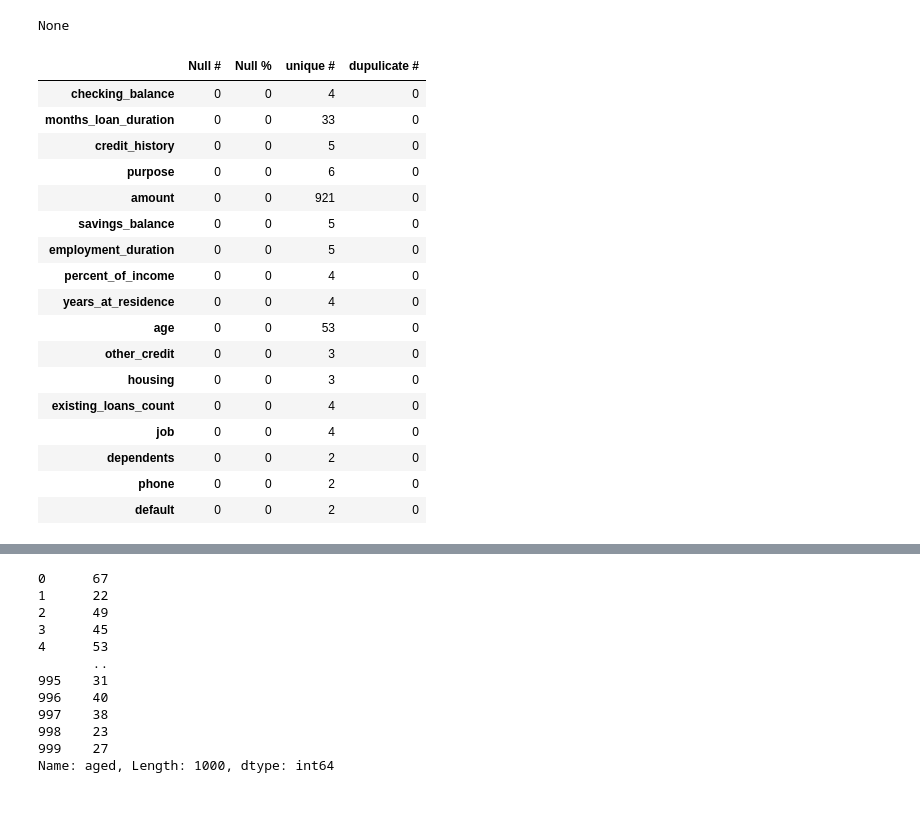
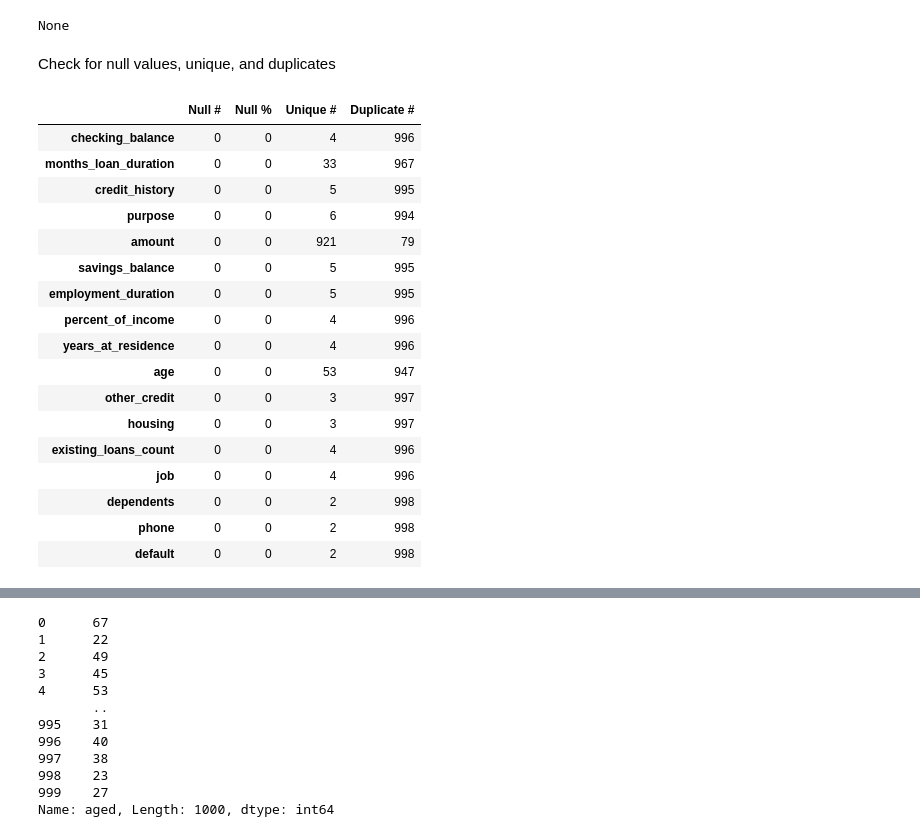
Before and after one commit to AustinCC-CSSO/ACC-ACM-ML-Master-Template, a Jupyter notebook: mastertemplate.ipynb, the cells around one changed output, grey strips where cells are left out. Saved outputs shown, nothing was run; the diff lists cells and outputs as text; code cells hidden in the pictures; blank space fills up the shorter version.

```diff
--- a/mastertemplate.ipynb
+++ b/mastertemplate.ipynb
@@ -134,36 +137,39 @@ Data columns (total 17 columns):
 dtypes: int64(7), object(10)
 memory usage: 132.9+ KB
 None
+# %% [markdown]
+Check for null values, unique, and duplicates
 # %%
 # Calculate the number and percentage of null values for each column
 null_counts = df.isnull().sum()
 null_percentages = (df.isnull().sum() / len(df)) * 100
 
 # Combine the null counts and percentages into a single DataFrame
 null_info = pd.DataFrame({
     'Null #': null_counts,
     'Null %': null_percentages,
-    'unique #': df.nunique(),
-    'dupulicate #': df.duplicated().sum(),
+    'Unique #': df.nunique(),
+    'Duplicate #': df.apply(lambda x: x.duplicated().sum()),
 })
+
 # Display the combined information
 display(null_info)
 # %% [output]
-|  | Null # | Null % | unique # | dupulicate # |
-| checking_balance | 0 | 0 | 4 | 0 |
-| months_loan_duration | 0 | 0 | 33 | 0 |
-| credit_history | 0 | 0 | 5 | 0 |
-| purpose | 0 | 0 | 6 | 0 |
-| amount | 0 | 0 | 921 | 0 |
-| savings_balance | 0 | 0 | 5 | 0 |
-| employment_duration | 0 | 0 | 5 | 0 |
-| percent_of_income | 0 | 0 | 4 | 0 |
-| years_at_residence | 0 | 0 | 4 | 0 |
-| age | 0 | 0 | 53 | 0 |
-| other_credit | 0 | 0 | 3 | 0 |
-| housing | 0 | 0 | 3 | 0 |
-| existing_loans_count | 0 | 0 | 4 | 0 |
-| job | 0 | 0 | 4 | 0 |
-| dependents | 0 | 0 | 2 | 0 |
-| phone | 0 | 0 | 2 | 0 |
-| default | 0 | 0 | 2 | 0 |
+|  | Null # | Null % | Unique # | Duplicate # |
+| checking_balance | 0 | 0 | 4 | 996 |
+| months_loan_duration | 0 | 0 | 33 | 967 |
+| credit_history | 0 | 0 | 5 | 995 |
+| purpose | 0 | 0 | 6 | 994 |
+| amount | 0 | 0 | 921 | 79 |
+| savings_balance | 0 | 0 | 5 | 995 |
+| employment_duration | 0 | 0 | 5 | 995 |
+| percent_of_income | 0 | 0 | 4 | 996 |
+| years_at_residence | 0 | 0 | 4 | 996 |
+| age | 0 | 0 | 53 | 947 |
+| other_credit | 0 | 0 | 3 | 997 |
+| housing | 0 | 0 | 3 | 997 |
+| existing_loans_count | 0 | 0 | 4 | 996 |
+| job | 0 | 0 | 4 | 996 |
+| dependents | 0 | 0 | 2 | 998 |
+| phone | 0 | 0 | 2 | 998 |
+| default | 0 | 0 | 2 | 998 |
```
Also changed, not shown: parts of 20 cells of this notebook.
